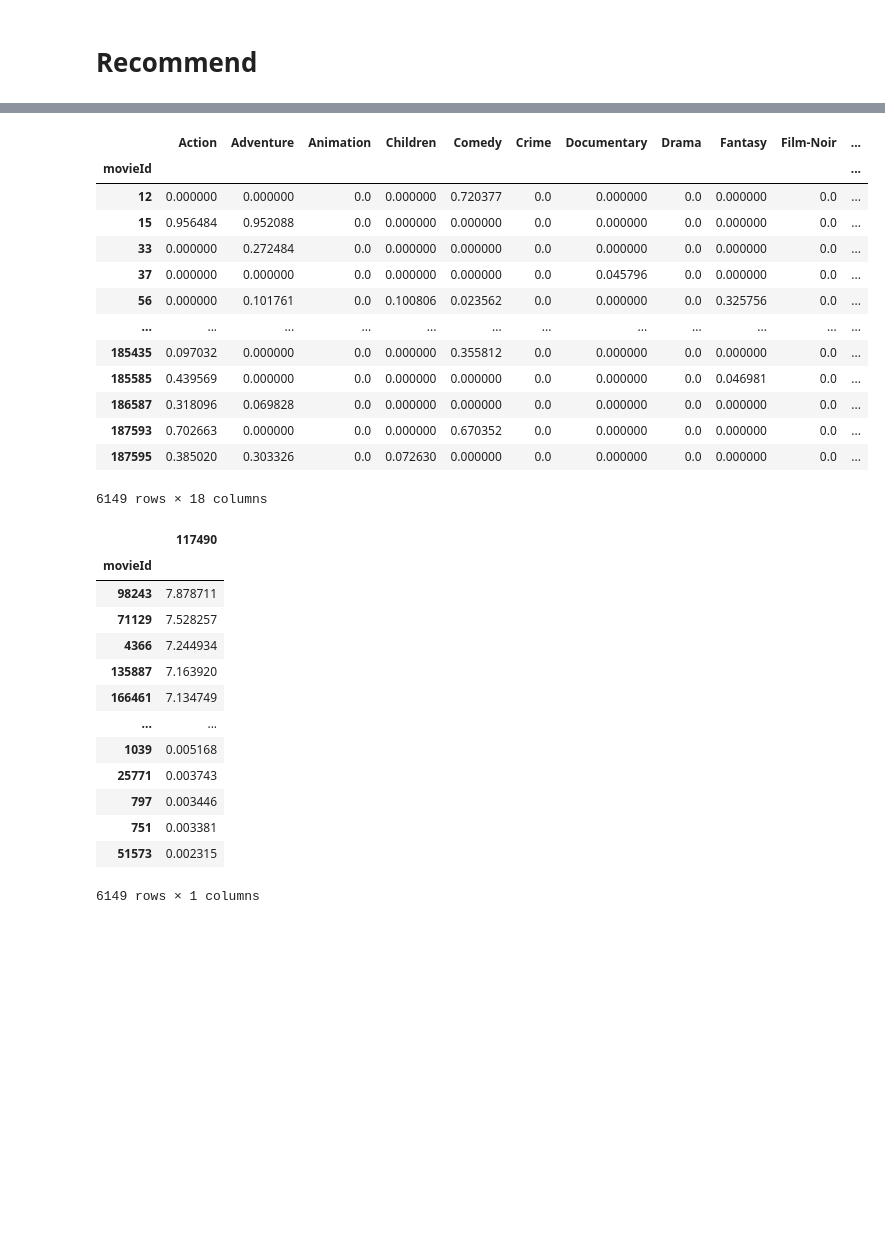
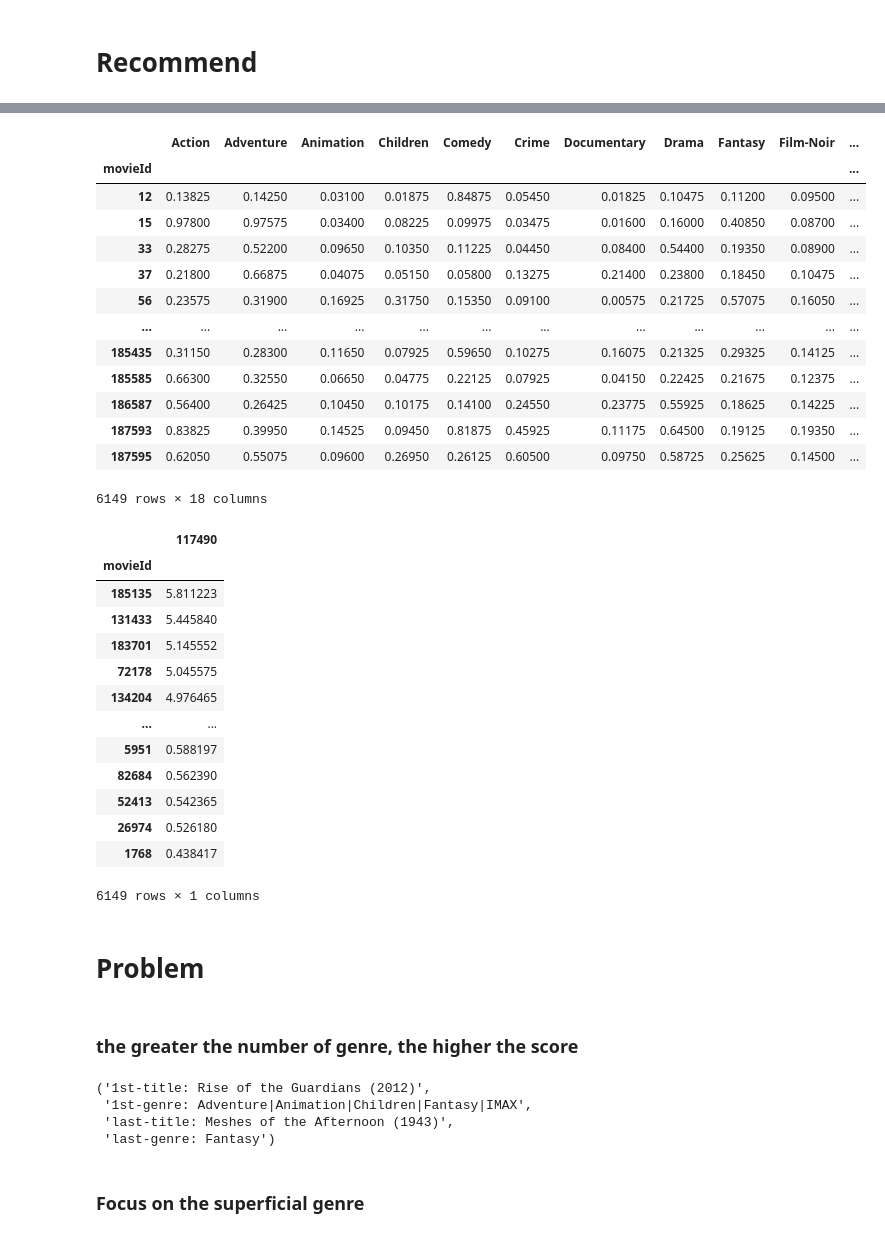
Before and after one commit to Rndns/moive-recommend-sys, a Jupyter notebook: movie-reco-sys.ipynb, the cells around one changed output, grey strips where cells are left out. Cells and saved outputs as stored; diff of their text form; code cells hidden in the pictures; blank space fills up the shorter version.

```diff
--- a/movie-reco-sys.ipynb
+++ b/movie-reco-sys.ipynb
@@ -201,7 +201,6 @@ tag_genre_dict = {'Action': 19, 'Adventure': 29, 'Animation': 64, 'Children': 20
 
 for movieId, rating in zip(user_grade_df.movieId, user_grade_df.rating):
     for genre_key in user_genre_sum_dict:
-        if user_movie_df.loc[movieId][genre_key] == 1:
-            user_genre_sum_dict[genre_key] += round(rating * user_relevance_df[(user_relevance_df['movieId'] == movieId) & (user_relevance_df['tagId'] == tag_genre_dict[genre_key])].relevance.values[0], 2)
+        user_genre_sum_dict[genre_key] += round(rating * user_relevance_df[(user_relevance_df['movieId'] == movieId) & (user_relevance_df['tagId'] == tag_genre_dict[genre_key])].relevance.values[0], 2)
 user_genre_sum_dict
 # %% [output]
@@ -226,7 +225,7 @@ user_genre_sum_dict
 # %%
 # calcurate avg of the genre relationship values for each movie by genre
 user_genre_avg_dict = {}
-for genre_key, cnt in zip(user_genre_sum_dict, user_movie_df.sum()):
-    user_genre_avg_dict[genre_key] = round(user_genre_sum_dict[genre_key]/cnt, 2)
+for genre_key in user_genre_sum_dict:
+    user_genre_avg_dict[genre_key] = round(user_genre_sum_dict[genre_key]/len(user_movie_df), 2)
 user_genre_avg_dict
 # %% [output]
@@ -260,43 +259,62 @@ users_genre_rel_df
 # %%
+# for movieId in user_movie_noshow_df.index:
+#     for genre_key in tag_genre_dict:
+#         if user_movie_noshow_df.loc[movieId, genre_key] == 0:
+#             continue
+#         user_movie_noshow_df.loc[movieId, genre_key] = user_movie_noshow_df.loc[movieId, genre_key] * tag_rel_small_df[(tag_rel_small_df['movieId'] == movieId) & (tag_rel_small_df['tagId'] == tag_genre_dict[genre_key])].relevance.values[0]
+# user_movie_noshow_df
 for movieId in user_movie_noshow_df.index:
     for genre_key in tag_genre_dict:
-        if user_movie_noshow_df.loc[movieId, genre_key] == 0:
-            continue
-        user_movie_noshow_df.loc[movieId, genre_key] = user_movie_noshow_df.loc[movieId, genre_key] * tag_rel_small_df[(tag_rel_small_df['movieId'] == movieId) & (tag_rel_small_df['tagId'] == tag_genre_dict[genre_key])].relevance.values[0]
+        user_movie_noshow_df.loc[movieId, genre_key] = tag_rel_small_df[(tag_rel_small_df['movieId'] == movieId) & (tag_rel_small_df['tagId'] == tag_genre_dict[genre_key])].relevance.values[0]
 user_movie_noshow_df
 # %% [output]
 |  | Action | Adventure | Animation | Children | Comedy | Crime | Documentary | Drama | Fantasy | Film-Noir | ... |
 | movieId |  |  |  |  |  |  |  |  |  |  | ... |
-| 12 | 0.000000 | 0.000000 | 0.0 | 0.000000 | 0.720377 | 0.0 | 0.000000 | 0.0 | 0.000000 | 0.0 | ... |
-| 15 | 0.956484 | 0.952088 | 0.0 | 0.000000 | 0.000000 | 0.0 | 0.000000 | 0.0 | 0.000000 | 0.0 | ... |
-| 33 | 0.000000 | 0.272484 | 0.0 | 0.000000 | 0.000000 | 0.0 | 0.000000 | 0.0 | 0.000000 | 0.0 | ... |
-| 37 | 0.000000 | 0.000000 | 0.0 | 0.000000 | 0.000000 | 0.0 | 0.045796 | 0.0 | 0.000000 | 0.0 | ... |
-| 56 | 0.000000 | 0.101761 | 0.0 | 0.100806 | 0.023562 | 0.0 | 0.000000 | 0.0 | 0.325756 | 0.0 | ... |
+| 12 | 0.13825 | 0.14250 | 0.03100 | 0.01875 | 0.84875 | 0.05450 | 0.01825 | 0.10475 | 0.11200 | 0.09500 | ... |
+| 15 | 0.97800 | 0.97575 | 0.03400 | 0.08225 | 0.09975 | 0.03475 | 0.01600 | 0.16000 | 0.40850 | 0.08700 | ... |
+| 33 | 0.28275 | 0.52200 | 0.09650 | 0.10350 | 0.11225 | 0.04450 | 0.08400 | 0.54400 | 0.19350 | 0.08900 | ... |
+| 37 | 0.21800 | 0.66875 | 0.04075 | 0.05150 | 0.05800 | 0.13275 | 0.21400 | 0.23800 | 0.18450 | 0.10475 | ... |
+| 56 | 0.23575 | 0.31900 | 0.16925 | 0.31750 | 0.15350 | 0.09100 | 0.00575 | 0.21725 | 0.57075 | 0.16050 | ... |
 | ... | ... | ... | ... | ... | ... | ... | ... | ... | ... | ... | ... |
-| 185435 | 0.097032 | 0.000000 | 0.0 | 0.000000 | 0.355812 | 0.0 | 0.000000 | 0.0 | 0.000000 | 0.0 | ... |
-| 185585 | 0.439569 | 0.000000 | 0.0 | 0.000000 | 0.000000 | 0.0 | 0.000000 | 0.0 | 0.046981 | 0.0 | ... |
-| 186587 | 0.318096 | 0.069828 | 0.0 | 0.000000 | 0.000000 | 0.0 | 0.000000 | 0.0 | 0.000000 | 0.0 | ... |
-| 187593 | 0.702663 | 0.000000 | 0.0 | 0.000000 | 0.670352 | 0.0 | 0.000000 | 0.0 | 0.000000 | 0.0 | ... |
-| 187595 | 0.385020 | 0.303326 | 0.0 | 0.072630 | 0.000000 | 0.0 | 0.000000 | 0.0 | 0.000000 | 0.0 | ... |
+| 185435 | 0.31150 | 0.28300 | 0.11650 | 0.07925 | 0.59650 | 0.10275 | 0.16075 | 0.21325 | 0.29325 | 0.14125 | ... |
+| 185585 | 0.66300 | 0.32550 | 0.06650 | 0.04775 | 0.22125 | 0.07925 | 0.04150 | 0.22425 | 0.21675 | 0.12375 | ... |
+| 186587 | 0.56400 | 0.26425 | 0.10450 | 0.10175 | 0.14100 | 0.24550 | 0.23775 | 0.55925 | 0.18625 | 0.14225 | ... |
+| 187593 | 0.83825 | 0.39950 | 0.14525 | 0.09450 | 0.81875 | 0.45925 | 0.11175 | 0.64500 | 0.19125 | 0.19350 | ... |
+| 187595 | 0.62050 | 0.55075 | 0.09600 | 0.26950 | 0.26125 | 0.60500 | 0.09750 | 0.58725 | 0.25625 | 0.14500 | ... |
 6149 rows × 18 columns
 # %%
-# user_rec_df = users_genre_rel_df.dot(user_movie_noshow_df.T)
-# user_rec_df
-test03 = user_movie_noshow_df.T
-user_rec_df = users_genre_rel_df.dot(test03)
+#convolution genre_rel and noshow
+user_rec_df = users_genre_rel_df.dot(user_movie_noshow_df.T)
 user_rec_df.T.sort_values(by=user, ascending=False)
 # %% [output]
 |  | 117490 |
 | movieId |  |
-| 98243 | 7.878711 |
-| 71129 | 7.528257 |
-| 4366 | 7.244934 |
-| 135887 | 7.163920 |
-| 166461 | 7.134749 |
+| 185135 | 5.811223 |
+| 131433 | 5.445840 |
+| 183701 | 5.145552 |
+| 72178 | 5.045575 |
+| 134204 | 4.976465 |
 | ... | ... |
-| 1039 | 0.005168 |
-| 25771 | 0.003743 |
-| 797 | 0.003446 |
-| 751 | 0.003381 |
-| 51573 | 0.002315 |
+| 5951 | 0.588197 |
+| 82684 | 0.562390 |
+| 52413 | 0.542365 |
+| 26974 | 0.526180 |
+| 1768 | 0.438417 |
 6149 rows × 1 columns
+# %% [markdown]
+# Problem
+# %% [markdown]
+### the greater the number of genre, the higher the score
+# %%
+'1st-title: ' + movies_df.loc[98243].title, '1st-genre: ' + movies_df.loc[98243].genres, 'last-title: ' + movies_df.loc[51573].title, 'last-genre: ' + movies_df.loc[51573].genres
+
+# '1st-genre: Adventure, Animation, Children, Fantasy
+
+# 'last-genre: Fantasy
+# %% [output]
+('1st-title: Rise of the Guardians (2012)',
+ '1st-genre: Adventure|Animation|Children|Fantasy|IMAX',
+ 'last-title: Meshes of the Afternoon (1943)',
+ 'last-genre: Fantasy')
+# %% [markdown]
+### Focus on the superficial genre
```
Also changed, not shown: parts of 15 cells of this notebook.
